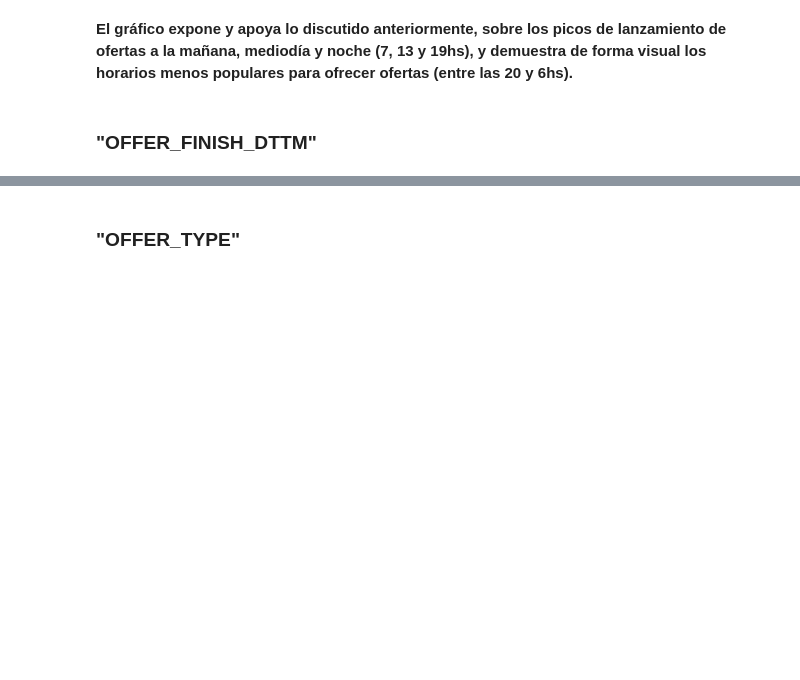
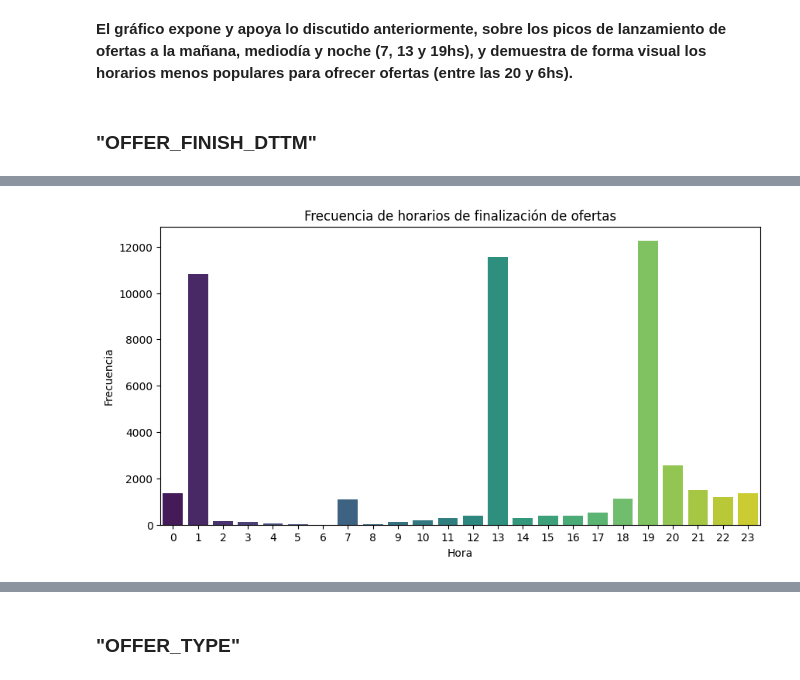
Before and after one commit to plijtmaer/ds-de-challenge, a Jupyter notebook: Notebooks/eda.ipynb, the cells around one changed output, grey strips where cells are left out. Saved outputs shown, nothing was run; the diff lists cells and outputs as text; code cells hidden in the pictures; blank space fills up the shorter version.

```diff
--- a/Notebooks/eda.ipynb
+++ b/Notebooks/eda.ipynb
@@ -398,0 +474,4 @@ sns.barplot(x=frec_offer_start_h.index, y=frec_offer_start_h.values);
+# %%
+# Evaluar horarios más populares
+frec_offer_finish_h = df["OFFER_FINISH_HOUR"].value_counts()
+frec_offer_finish_h
@@ -398,0 +496,9 @@ sns.barplot(x=frec_offer_start_h.index, y=frec_offer_start_h.values);
+# %%
+# Evaluar distribución de "OFFER_FINISH_HOUR"
+plt.figure(figsize=(10,5))
+plt.title("Frecuencia de horarios de finalización de ofertas")
+plt.xlabel("Hora")
+plt.ylabel("Frecuencia")
+sns.barplot(x=frec_offer_finish_h.index, y=frec_offer_finish_h.values, palette="viridis");
+# %% [output]
+[figure, added]
```
Also changed, not shown: parts of 103 cells of this notebook.
